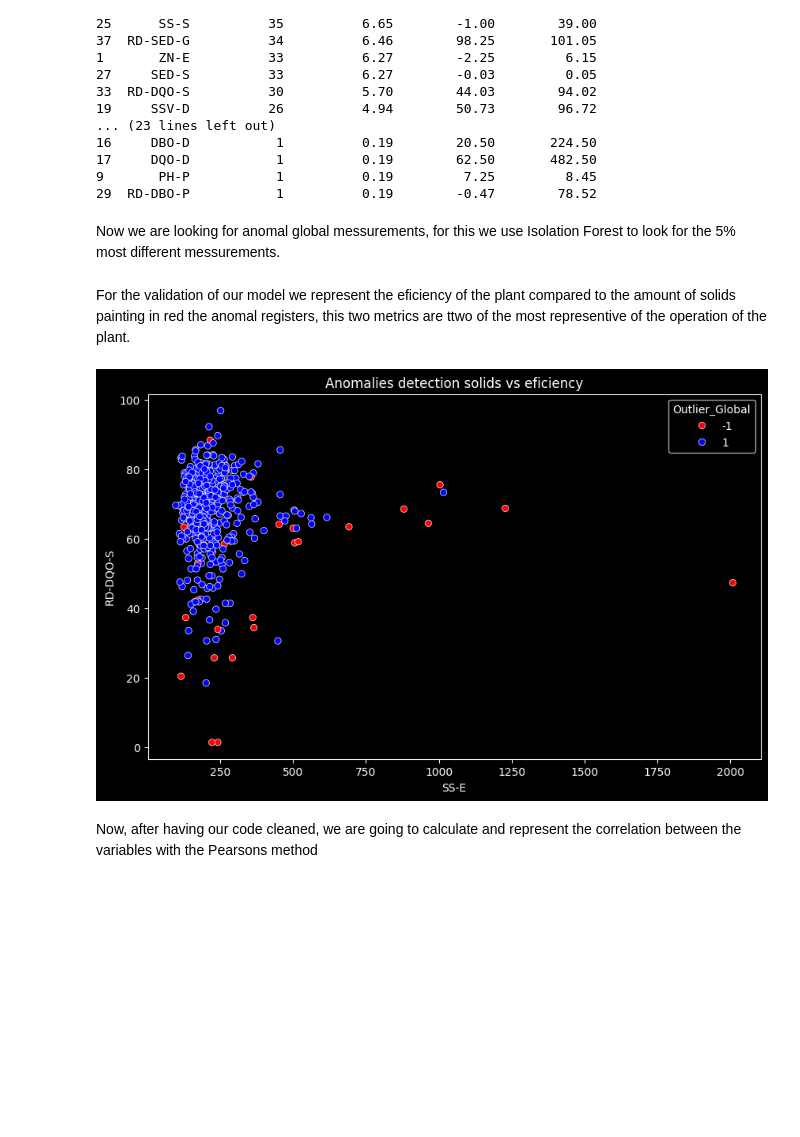
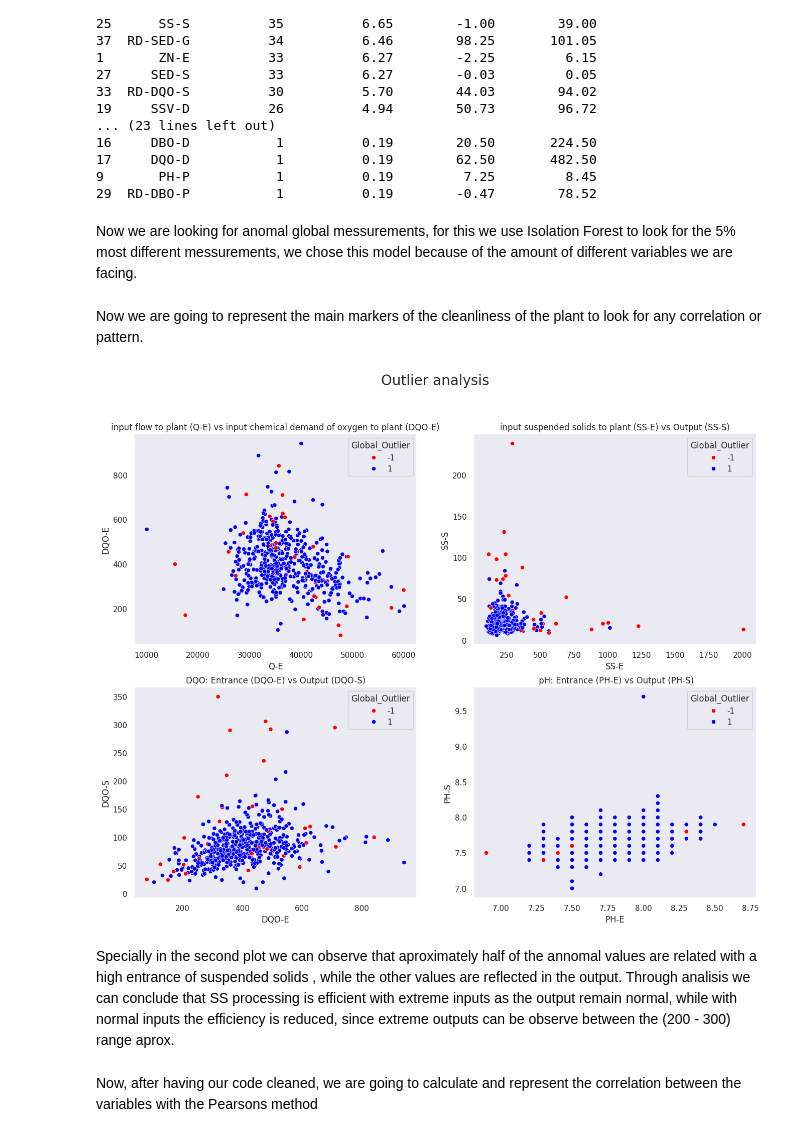
Before and after one commit to 3rn3st000/Water_treatment_plant, a Jupyter notebook: ejercicio2.ipynb, the cells around one changed output. Cells and saved outputs as stored; diff of their text form; code cells hidden in the pictures; blank space fills up the shorter version.

```diff
--- a/ejercicio2.ipynb
+++ b/ejercicio2.ipynb
@@ -81,7 +81,7 @@ water_treatment_data
 As we can see the null values are represented with '?' we replace the with NaN and calculate the percentage of nan values of each column
 # %%
 water_treatment_data.replace('?', np.nan, inplace=True)
-water_treatment_data = water_treatment_data.apply(pd.to_numeric, errors='coerce') #We convert every value from String to numerical
+water_treatment_data = water_treatment_data.apply(pd.to_numeric) #We convert every value from String to numerical
 null_percentages = water_treatment_data.isna().mean() * 100
 null_report = null_percentages.to_frame(name='Per_NaN').sort_values(by='Per_NaN', ascending=False) #We calculate the amount of NaN values of each variable
 
@@ -180,22 +180,44 @@ print(summary)
 9       PH-P           1          0.19         7.25         8.45
 29  RD-DBO-P           1          0.19        -0.47        78.52
 # %% [markdown]
-Now we are looking for anomal global messurements, for this we use Isolation Forest to look for the 5% most different messurements.
+Now we are looking for anomal global messurements, for this we use Isolation Forest to look for the 5% most different messurements, we chose this model because of the amount of different variables we are facing.
 # %%
 from sklearn.ensemble import IsolationForest
 
-modelo_outliers = IsolationForest(contamination=0.05, random_state=7)
-water_treatment_data['Outlier_Global'] = modelo_outliers.fit_predict(water_treatment_data)
-anomalias = water_treatment_data[water_treatment_data['Outlier_Global'] == -1]
+modelo_outliers = IsolationForest(contamination=0.07, random_state=7)
+water_treatment_data['Global_Outlier'] = modelo_outliers.fit_predict(water_treatment_data)
+anomalies = water_treatment_data[water_treatment_data['Global_Outlier'] == -1]
 # %% [markdown]
-For the validation of our model we represent the eficiency of the plant compared to the amount of solids painting in red the anomal registers, this two metrics are ttwo of the most representive of the operation of the plant.
+Now we are going to represent the main markers of the cleanliness of the plant to look for any correlation or pattern.
 # %%
-plt.figure(figsize=(10,6))
-sns.scatterplot(data=water_treatment_data, x='SS-E', y='RD-DQO-S', hue='Outlier_Global', palette={1: 'blue', -1: 'red'})
-plt.title('Anomalies detection solids vs eficiency')
+sns.set_theme(style="dark")
+fig, axes = plt.subplots(2, 2, figsize=(16, 12))
+fig.suptitle('Outlier analysis', fontsize=20)
+
+sns.scatterplot(ax=axes[0, 0], data=water_treatment_data, x='Q-E', y='DQO-E',
+                hue='Global_Outlier', palette={1: 'blue', -1: 'red'})
+axes[0, 0].set_title('input flow to plant (Q-E) vs input chemical demand of oxygen to plant (DQO-E)')
+
+
+sns.scatterplot(ax=axes[0, 1], data=water_treatment_data, x='SS-E', y='SS-S',
+                hue='Global_Outlier', palette={1: 'blue', -1: 'red'})
+axes[0, 1].set_title('input suspended solids to plant (SS-E) vs Output (SS-S)')
+
+
+sns.scatterplot(ax=axes[1, 0], data=water_treatment_data, x='DQO-E', y='DQO-S',
+                hue='Global_Outlier', palette={1: 'blue', -1: 'red'})
+axes[1, 0].set_title('DQO: Entrance (DQO-E) vs Output (DQO-S)')
+
+
+sns.scatterplot(ax=axes[1, 1], data=water_treatment_data, x='PH-E', y='PH-S',
+                hue='Global_Outlier', palette={1: 'blue', -1: 'red'})
+axes[1, 1].set_title(' pH: Entrance (PH-E) vs Output (PH-S)')
+
 plt.show()
 # %% [output]
-[figure, old version]
+[figure, new version]
+# %% [markdown]
+Specially in the second plot we can observe that aproximately half of the annomal values are related with a high entrance of suspended solids , while the other values are reflected in the output. Through analisis we can conclude that SS processing is efficient with extreme inputs as the output remain normal, while with normal inputs the efficiency is reduced, since extreme outputs can be observe between the (200 - 300) range aprox.
 # %% [markdown]
 Now, after having our code cleaned, we are going to calculate and represent the correlation between the variables with the Pearsons method
 # %%
```
Also changed, not shown: parts of 10 cells of this notebook.
